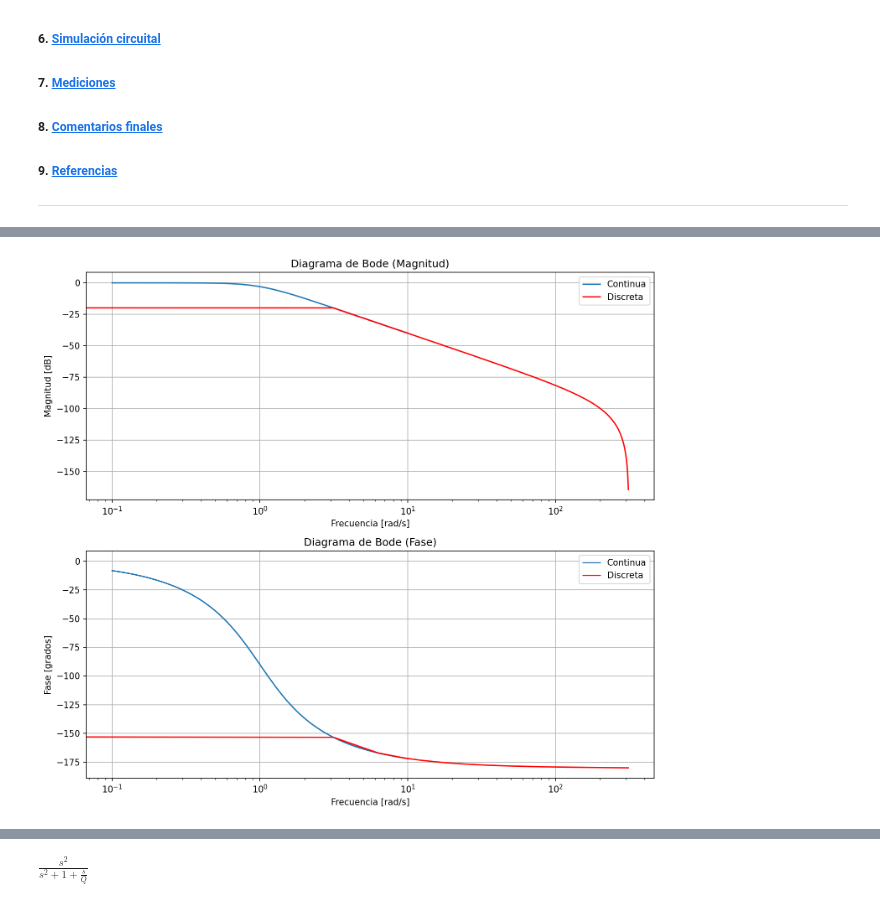
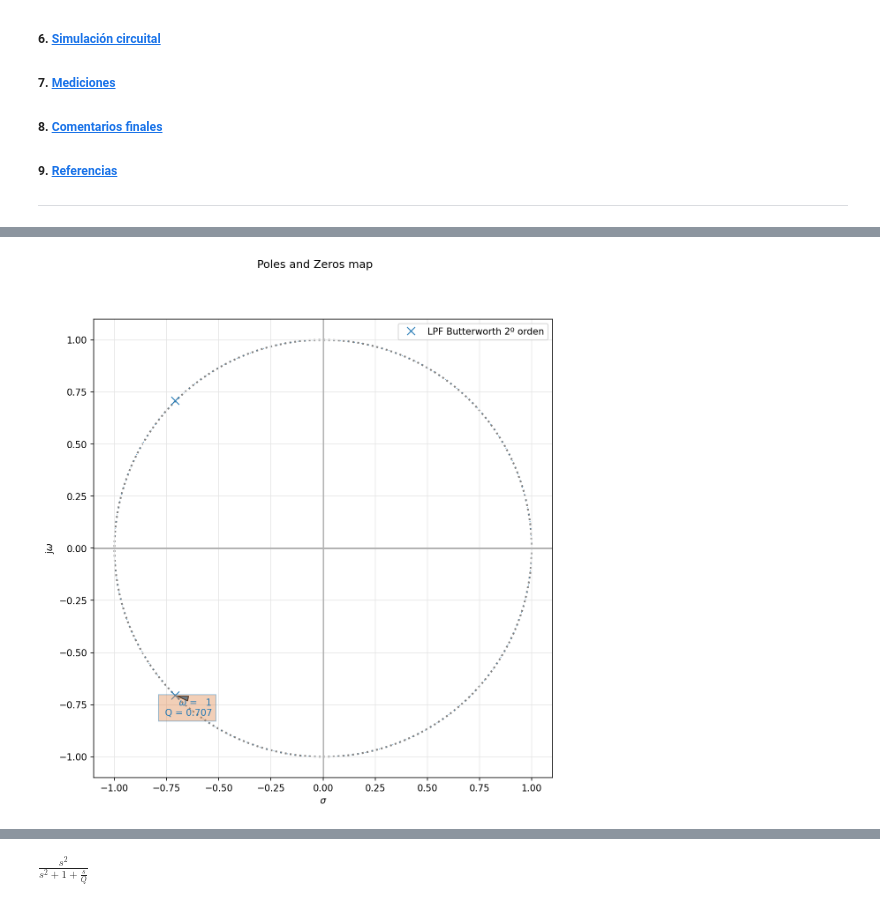
Before and after one commit to dmoharos/UTN_BA_TC2, a Jupyter notebook: TS8/TS8_Presentacion.ipynb, the cells around one changed output, grey strips where cells are left out. Saved outputs shown, nothing was run; the diff lists cells and outputs as text; code cells hidden in the pictures.

```diff
--- a/TS8/TS8_Presentacion.ipynb
+++ b/TS8/TS8_Presentacion.ipynb
@@ -222,15 +222,17 @@ mpl.rcParams['figure.dpi'] = fig_dpi
 
 # ---------------------------------------------------------------------------------------- #
 # %%
-"""
+
+# ---------------------------------------------------------------------------------------- #
 # Resolución simbólica
+# ---------------------------------------------------------------------------------------- #
 
 s, z = sp.symbols('s z', complex=True)
 k, fs, Q, Om = sp.symbols('k fs Q Om', real=True, positive=True)
 
 #Ts = 1/(s**2 +s*np.sqrt(2) +1)
-Ts = 1/(s**2+s/Q+1)
-fz = k * (z-1)/(z+1)
+Ts = 1 / ( s**2 +s/Q +1 )
+fz = k * ( z -1 ) / ( z +1 )
 
 Tz = sp.collect(sp.simplify(sp.expand(Ts.subs(s, fz))), z)
 
@@ -238,57 +240,39 @@ display(Ts)
 display(Tz)
 
 display(Tz.subs(k, 2*fs))
-"""
 
-# Parte numérica
 
-#fs = np.array([ 100 ])
-fs = 100
-#Q = np.array([np.sqrt(2)/2])
-Q = np.sqrt(2)/2
+# ---------------------------------------------------------------------------------------- #
+# Resolución numérica
+# ---------------------------------------------------------------------------------------- #
 
-k = 2 * fs
+#-- LPF Butterworth 2º orden --
+num_butter_ord_2 = [ 1 ]
+den_butter_ord_2 = [ 1, np.sqrt(2), 1 ]
+my_tf_butter_ord_2 = sig.TransferFunction( num_butter_ord_2, den_butter_ord_2 )
 
-a2 = Q * k**2  + Q + k
-a1 = -2 * Q * k**2 + 2 * Q
-a0 = Q * k**2  + Q - k
+#-- Norma de frecuencia --
+fc = 1e3
+Omega_omega = fc
 
-#numz =  Q * np.array([1, 2, 1])
-numz =  [Q, 2*Q, Q]
-#denz =  np.array([a2, a1, a0])
+fs = 100e3
+#-- Normalización --
+fs = fs / Omega_omega
+
+#-- Kernel de la transformación bilineal --
+k = 2*fs
+
+#-- Coeficientes de denominador de T_LPF(z) --
+a2 = k**2 +k*np.sqrt(2) +1
+a1 = 2 -2*k**2
+a0 = k**2  -k*np.sqrt(2) +1
+
+#-- Generación de la T_LPF(z) --
+numz = [1, 2, 1]
 denz =  [a2, a1, a0]
 my_df = sig.TransferFunction( numz, denz, dt = 1/fs )
 
-num_butter_ord_2 = [1]
-den_butter_ord_2 = [1, np.sqrt(2), 1]
-my_tf_butter_ord_2 = sig.TransferFunction( num_butter_ord_2, den_butter_ord_2 )
 
-# Genera las respuestas en frecuencia (módulo y fase) para ambas funciones de transferencia
-frequency_continuous, magnitude_continuous, phase_continuous = sig.bode(my_tf_butter_ord_2)
-frequency_discrete, magnitude_discrete, phase_discrete = sig.dbode(my_df)
-
-# Trazar ambas respuestas en el mismo gráfico
-plt.figure()
-plt.subplot(2, 1, 1)
-plt.semilogx(frequency_continuous, magnitude_continuous, label='Continua')
-plt.semilogx(frequency_discrete, magnitude_discrete, 'r', label='Discreta')
-plt.xlabel('Frecuencia [rad/s]')
-plt.ylabel('Magnitud [dB]')
-plt.title('Diagrama de Bode (Magnitud)')
-plt.grid(True)
-plt.legend()
-
-plt.subplot(2, 1, 2)
-plt.semilogx(frequency_continuous, phase_continuous, label='Continua')
-plt.semilogx(frequency_discrete, phase_discrete, 'r', label='Discreta')
-plt.xlabel('Frecuencia [rad/s]')
-plt.ylabel('Fase [grados]')
-plt.title('Diagrama de Bode (Fase)')
-plt.grid(True)
-plt.legend()
-
-plt.tight_layout()
-plt.show()
-
-analyze_sys(my_df)
+analyze_sys(my_tf_butter_ord_2, "LPF Butterworth 2º orden")
+analyze_sys(my_df, "Filtro DIgital con fs = 100 kHz")
 # %% [output]
@@ -295 +282 @@ analyze_sys(my_df)
-[figure, old version]
+[figure, new version]
```
Also changed, not shown: parts of 1 cell of this notebook, 8 other files.
